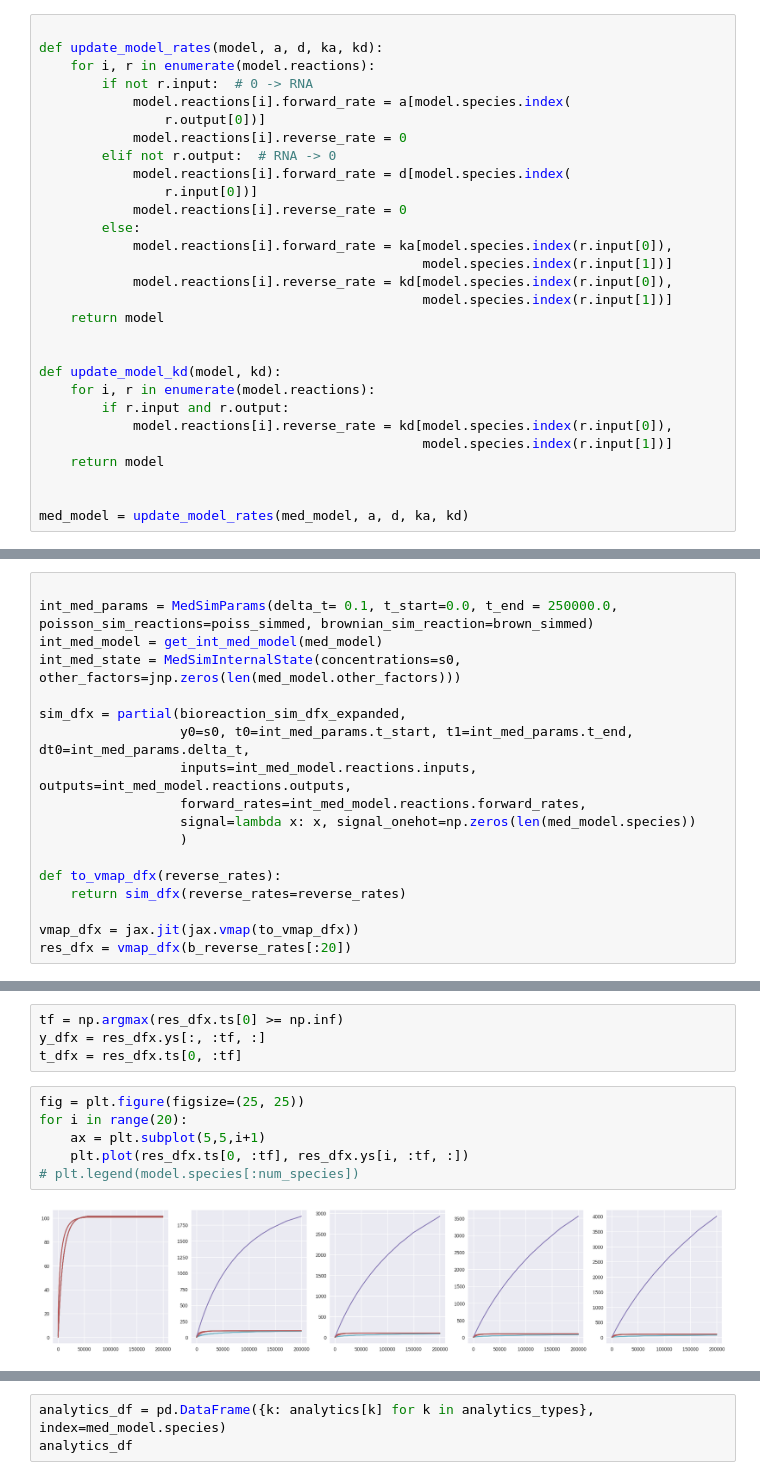
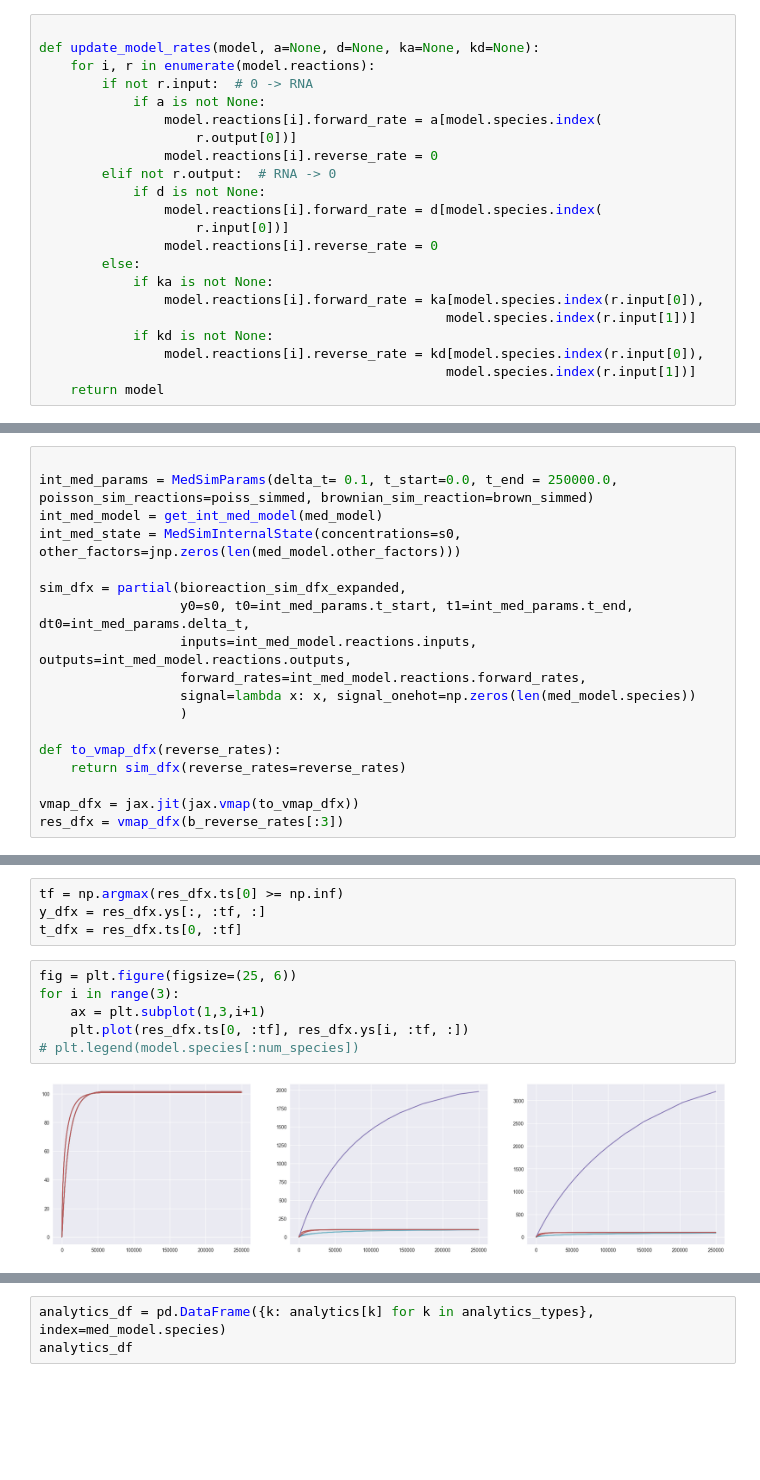
Before and after one commit to olive004/synbio_morpher, a Jupyter notebook: explanations/binding_energy_scan.ipynb, the cells around one changed output, grey strips where cells are left out. Saved outputs shown, nothing was run; the diff lists cells and outputs as text; blank space fills up the shorter version.

```diff
--- a/explanations/binding_energy_scan.ipynb
+++ b/explanations/binding_energy_scan.ipynb
@@ -91,30 +91,23 @@ med_model.species
  Species: RNA 2-2]
 # %%
 
-def update_model_rates(model, a, d, ka, kd):
+def update_model_rates(model, a=None, d=None, ka=None, kd=None):
     for i, r in enumerate(model.reactions):
         if not r.input:  # 0 -> RNA
-            model.reactions[i].forward_rate = a[model.species.index(
-                r.output[0])]
-            model.reactions[i].reverse_rate = 0
+            if a is not None:
+                model.reactions[i].forward_rate = a[model.species.index(
+                    r.output[0])]
+                model.reactions[i].reverse_rate = 0
         elif not r.output:  # RNA -> 0
-            model.reactions[i].forward_rate = d[model.species.index(
-                r.input[0])]
-            model.reactions[i].reverse_rate = 0
+            if d is not None:
+                model.reactions[i].forward_rate = d[model.species.index(
+                    r.input[0])]
+                model.reactions[i].reverse_rate = 0
         else:
-            model.reactions[i].forward_rate = ka[model.species.index(r.input[0]),
-                                                 model.species.index(r.input[1])]
-            model.reactions[i].reverse_rate = kd[model.species.index(r.input[0]),
-                                                 model.species.index(r.input[1])]
+            if ka is not None:
+                model.reactions[i].forward_rate = ka[model.species.index(r.input[0]),
+                                                    model.species.index(r.input[1])]
+            if kd is not None:
+                model.reactions[i].reverse_rate = kd[model.species.index(r.input[0]),
+                                                    model.species.index(r.input[1])]
     return model
-
-
-def update_model_kd(model, kd):
-    for i, r in enumerate(model.reactions):
-        if r.input and r.output:
-            model.reactions[i].reverse_rate = kd[model.species.index(r.input[0]),
-                                                 model.species.index(r.input[1])]
-    return model
-
-
-med_model = update_model_rates(med_model, a, d, ka, kd)
@@ -289,4 +284,4 @@ def to_vmap_dfx(reverse_rates):
     return sim_dfx(reverse_rates=reverse_rates)
 
 vmap_dfx = jax.jit(jax.vmap(to_vmap_dfx))
-res_dfx = vmap_dfx(b_reverse_rates[:20])
+res_dfx = vmap_dfx(b_reverse_rates[:3])
@@ -295,13 +306,13 @@ tf = np.argmax(res_dfx.ts[0] >= np.inf)
 y_dfx = res_dfx.ys[:, :tf, :]
 t_dfx = res_dfx.ts[0, :tf]
 # %%
-fig = plt.figure(figsize=(25, 25))
-for i in range(20):
-    ax = plt.subplot(5,5,i+1)
+fig = plt.figure(figsize=(25, 6))
+for i in range(3):
+    ax = plt.subplot(1,3,i+1)
     plt.plot(res_dfx.ts[0, :tf], res_dfx.ys[i, :tf, :])
 # plt.legend(model.species[:num_species])
 # %% [output]
-[figure, old version]
+[figure, new version]
 # %%
 signal_onehot = np.array([i == input_species_idx for i in range(len(med_model.species))] * 1)
 analytics = generate_analytics(y_dfx, t_dfx, labels=model.species,
```
Also changed, not shown: parts of 10 cells of this notebook, 1 other file.
